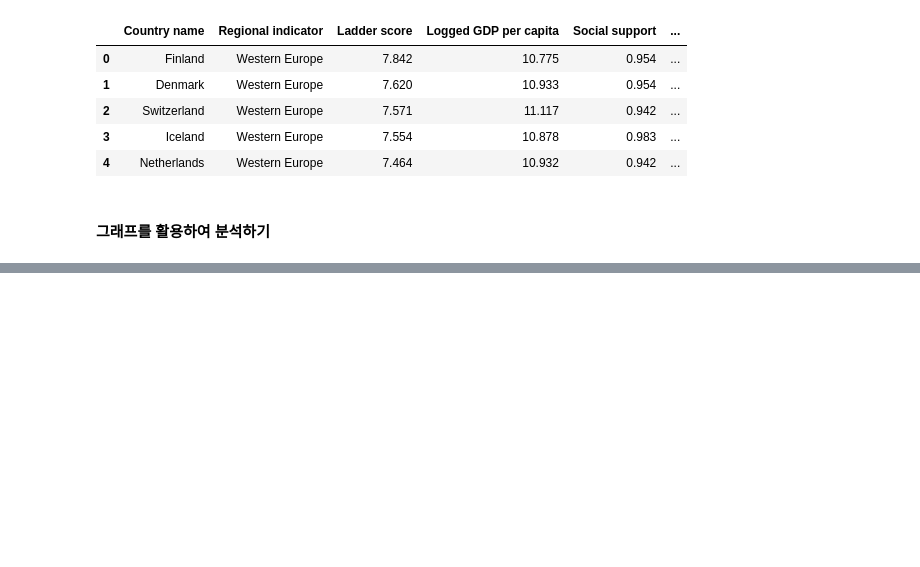
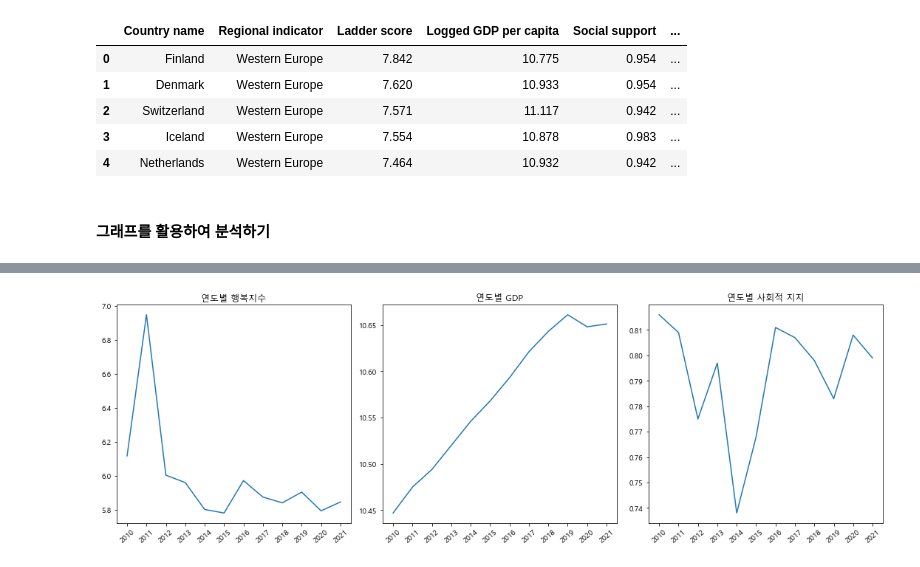
Before and after one commit to XxCtrlZxX/ai_project1_2021, a Jupyter notebook: 세계 행복지수 분석(30425_정해성).ipynb, the cells around one changed output, grey strips where cells are left out. Saved outputs shown, nothing was run; the diff lists cells and outputs as text; code cells hidden in the pictures; blank space fills up the shorter version.

```diff
--- a/세계 행복지수 분석(30425_정해성).ipynb
+++ b/세계 행복지수 분석(30425_정해성).ipynb
@@ -77,0 +114,44 @@ plt.rc('axes', unicode_minus=False) # 유니코드에서  음수 부호설정
+# %%
+# 데이터 프레임 칼럼 이름 충돌 방지 위함
+# {'바꿀 이름': '바뀔 이름'}
+
+renameList = {
+    'Life Ladder': 'Ladder score',
+    'Log GDP per capita': 'Logged GDP per capita',
+    'Healthy life expectancy at birth': 'Healthy life expectancy'
+}
+# %%
+kor = hp_df[hp_df['Country name'] == 'South Korea'] # 우리나라만 추출
+
+kor_df = [
+    kor[kor['year'] == 2010 + i].rename(columns=renameList)
+    for i in range(11)
+] # 연도별 추출(2010 ~ 2020)과 동시에 칼럼 이름 변경
+
+kor_df.append(hp_df_2021[hp_df_2021['Country name'] == 'South Korea']) # 2021년 따로 추가
+# %%
+factor = attr[2:]
+years = [2010 + i for i in range(12)]
+
+titles = ['연도별 행복지수', '연도별 GDP', '연도별 사회적 지지']
+
+# for f in factor:
+#     for k in kor_df:
+#         print(k[f].values[0])
+
+fig, axs = plt.subplots(1, 3, figsize=(15, 5))
+
+for n, ax in enumerate(axs):
+    v = list()
+    for k in kor_df:
+        v.append(k[factor[n]].values[0]) # 값을 하나하나 리스트에 대입함
+
+    ax.plot(v)
+    ax.set_title(titles[n])
+    ax.set_xticks(range(12))
+    ax.set_xticklabels(years, rotation=40)
+
+fig.tight_layout()
+plt.show()
+# %% [output]
+[figure, added]
```
Also changed, not shown: parts of 10 cells of this notebook.
